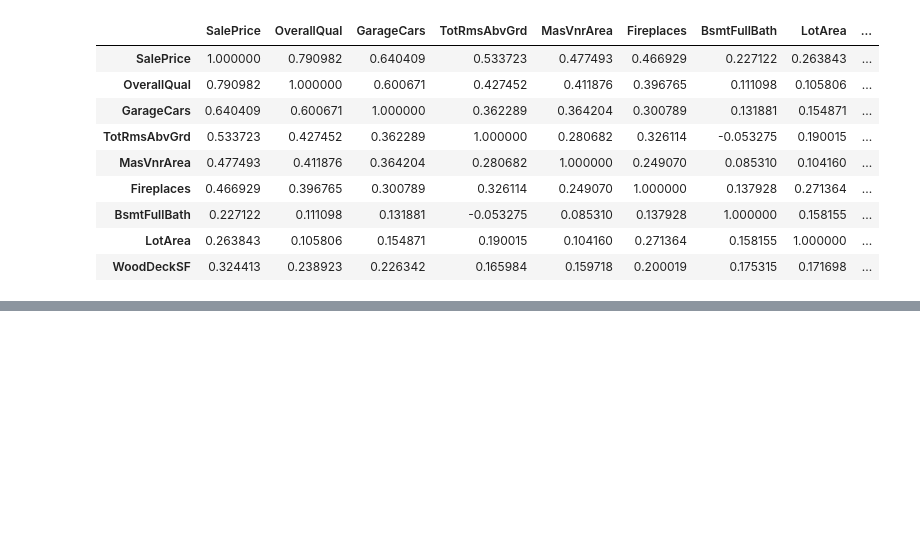
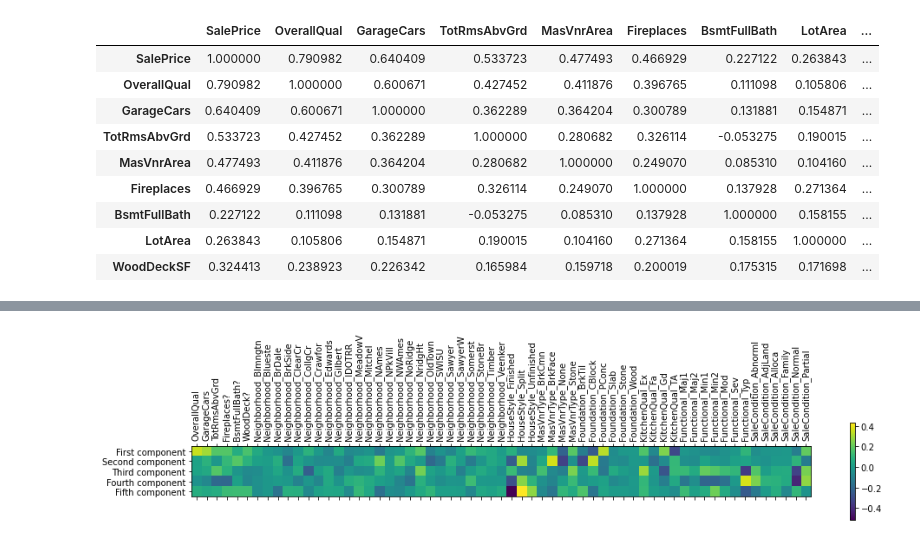
Before and after one commit to FelipeAvila2/ML-House-prices-Advanced-Regression, a Jupyter notebook: main.ipynb, the cells around one changed output, grey strips where cells are left out. Cells and saved outputs as stored; diff of their text form; code cells hidden in the pictures; blank space fills up the shorter version.

Commit message:
model tested

```diff
--- a/main.ipynb
+++ b/main.ipynb
@@ -559,0 +645,2 @@ data[['SalePrice', 'OverallQual', 'GarageCars','TotRmsAbvGrd', 'Fireplaces?', 'B
+# %%
+data_eng = pd.merge(left=numericalfeat, right=categoricalfeat_dummies, on='Id')
@@ -559,0 +663,21 @@ data[['SalePrice', 'OverallQual', 'GarageCars','TotRmsAbvGrd', 'Fireplaces?', 'B
+# %%
+from sklearn.preprocessing import StandardScaler
+
+X = data_eng.drop(columns=['Id','SalePrice'])
+y = data_eng['SalePrice']
+
+# create object
+
+scaler = StandardScaler()
+
+# fit
+
+scaler.fit(X)
+
+# transform
+
+X_scaled = scaler.transform(X)
+
+X_scaled = pd.DataFrame(X_scaled, columns=X.columns)
+
+X_scaled.head()
@@ -559,0 +692,23 @@ data[['SalePrice', 'OverallQual', 'GarageCars','TotRmsAbvGrd', 'Fireplaces?', 'B
+# %%
+from sklearn.decomposition import PCA
+
+# create the PCA object
+# the number of components chosen will be the new number of features!
+
+pca = PCA(n_components = 5, random_state=0)
+
+# fit the PCA model to breast cancer data
+
+pca.fit(X_scaled)
+
+# it's like we have three new axis (those defined by the PCA principal components)
+
+X_pca = pca.transform(X_scaled)
+# %%
+plt.matshow(pca.components_, cmap='viridis')
+plt.yticks([0, 1, 2,3,4], ["First component", "Second component","Third component","Fourth component","Fifth component"])
+plt.colorbar()
+plt.xticks(range(len(X.columns)), X.columns, rotation=90)
+plt.show()
+# %% [output]
+[figure, added]
```
Also changed, not shown: parts of 30 cells of this notebook.
